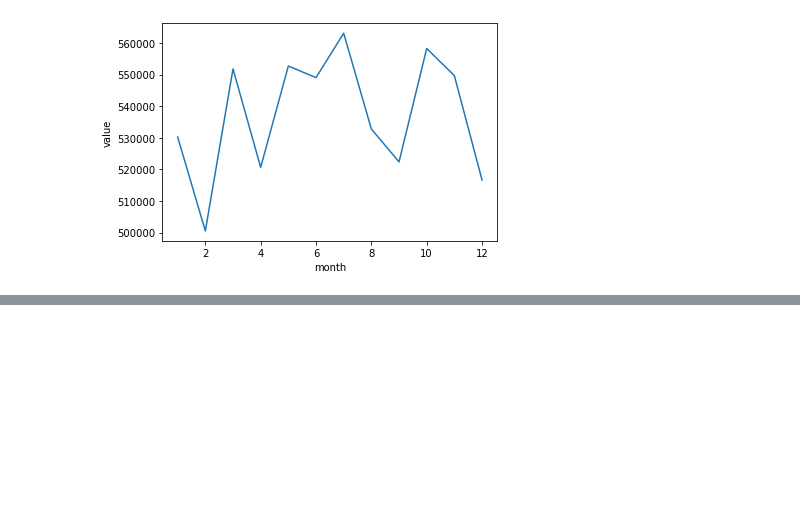
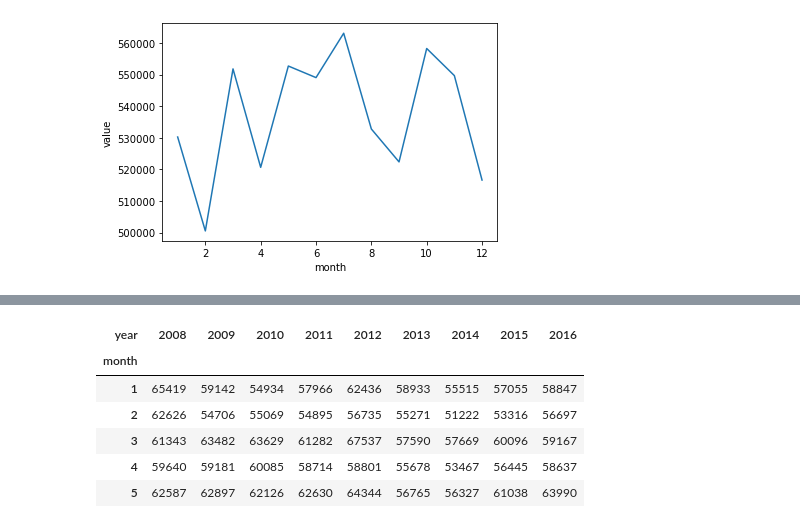
Before and after one commit to dineshh912/london-crime-data-visualization, a Jupyter notebook: london-crime-data-visualiztion.ipynb, the cells around one changed output, grey strips where cells are left out. Saved outputs shown, nothing was run; the diff lists cells and outputs as text; code cells hidden in the pictures; blank space fills up the shorter version.

```diff
--- a/london-crime-data-visualiztion.ipynb
+++ b/london-crime-data-visualiztion.ipynb
@@ -243,0 +264,10 @@ sns.scatterplot(data=month_sum, x="month", y="value")
+# %%
+df_pivot_table.head()
+# %% [output]
+| year | 2008 | 2009 | 2010 | 2011 | 2012 | 2013 | 2014 | 2015 | 2016 |
+| month |  |  |  |  |  |  |  |  |  |
+| 1 | 65419 | 59142 | 54934 | 57966 | 62436 | 58933 | 55515 | 57055 | 58847 |
+| 2 | 62626 | 54706 | 55069 | 54895 | 56735 | 55271 | 51222 | 53316 | 56697 |
+| 3 | 61343 | 63482 | 63629 | 61282 | 67537 | 57590 | 57669 | 60096 | 59167 |
+| 4 | 59640 | 59181 | 60085 | 58714 | 58801 | 55678 | 53467 | 56445 | 58637 |
+| 5 | 62587 | 62897 | 62126 | 62630 | 64344 | 56765 | 56327 | 61038 | 63990 |
```
Also changed, not shown: parts of 31 cells of this notebook.
